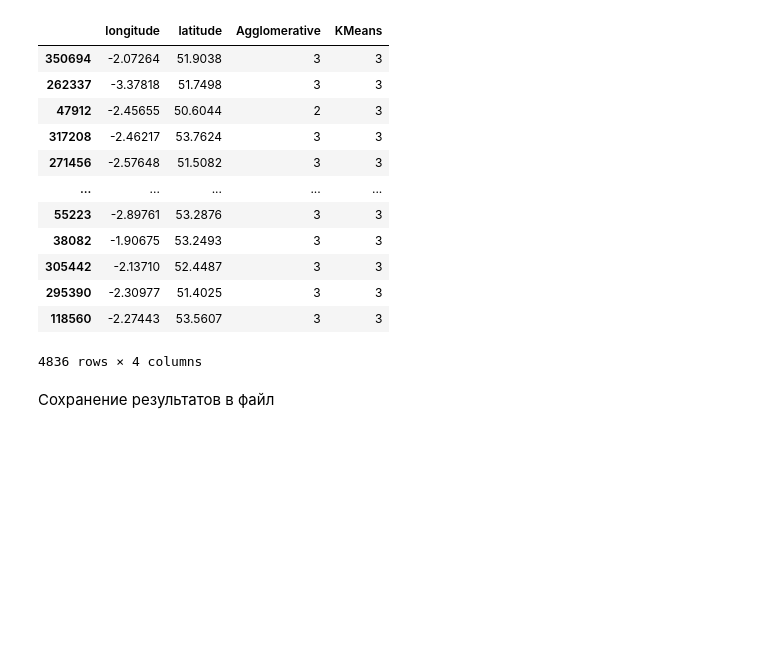
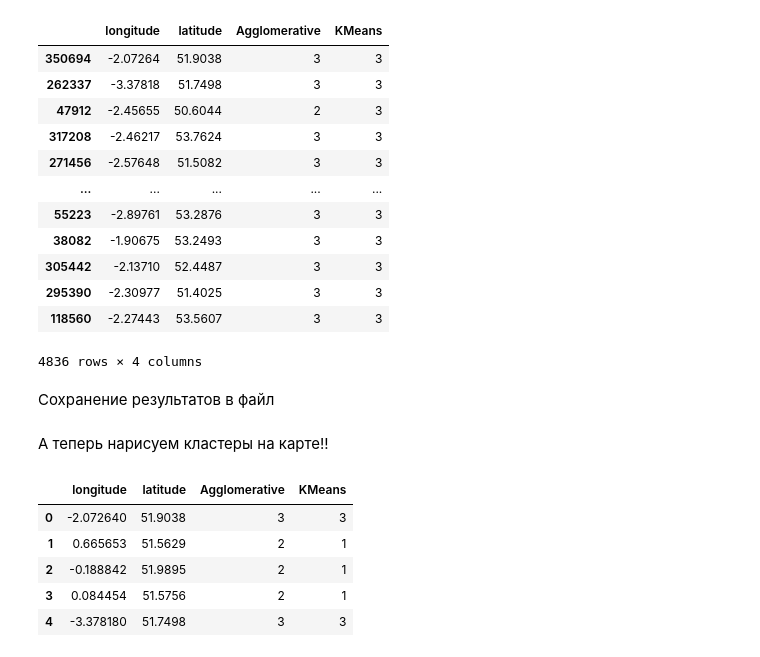
Before and after one commit to renett-t/data-mining-course, a Jupyter notebook: clusterization/1_Clusterisation_Data_mining_couse_2022.ipynb, the cells around one changed output. Saved outputs shown, nothing was run; the diff lists cells and outputs as text; code cells hidden in the pictures; blank space fills up the shorter version.

```diff
--- a/clusterization/1_Clusterisation_Data_mining_couse_2022.ipynb
+++ b/clusterization/1_Clusterisation_Data_mining_couse_2022.ipynb
@@ -256,0 +259,15 @@ data.to_csv('result/result_urbanGb.csv', index=False)
+# %% [markdown]
+
+А теперь нарисуем кластеры на карте!!
+# %%
+result_file = 'result/result_urbanGb.csv'
+
+geo_data = pd.read_csv(result_file)
+geo_data.head()
+# %% [output]
+|  | longitude | latitude | Agglomerative | KMeans |
+| 0 | -2.072640 | 51.9038 | 3 | 3 |
+| 1 | 0.665653 | 51.5629 | 2 | 1 |
+| 2 | -0.188842 | 51.9895 | 2 | 1 |
+| 3 | 0.084454 | 51.5756 | 2 | 1 |
+| 4 | -3.378180 | 51.7498 | 3 | 3 |
```
Also changed, not shown: parts of 12 cells of this notebook, 3 other files.
